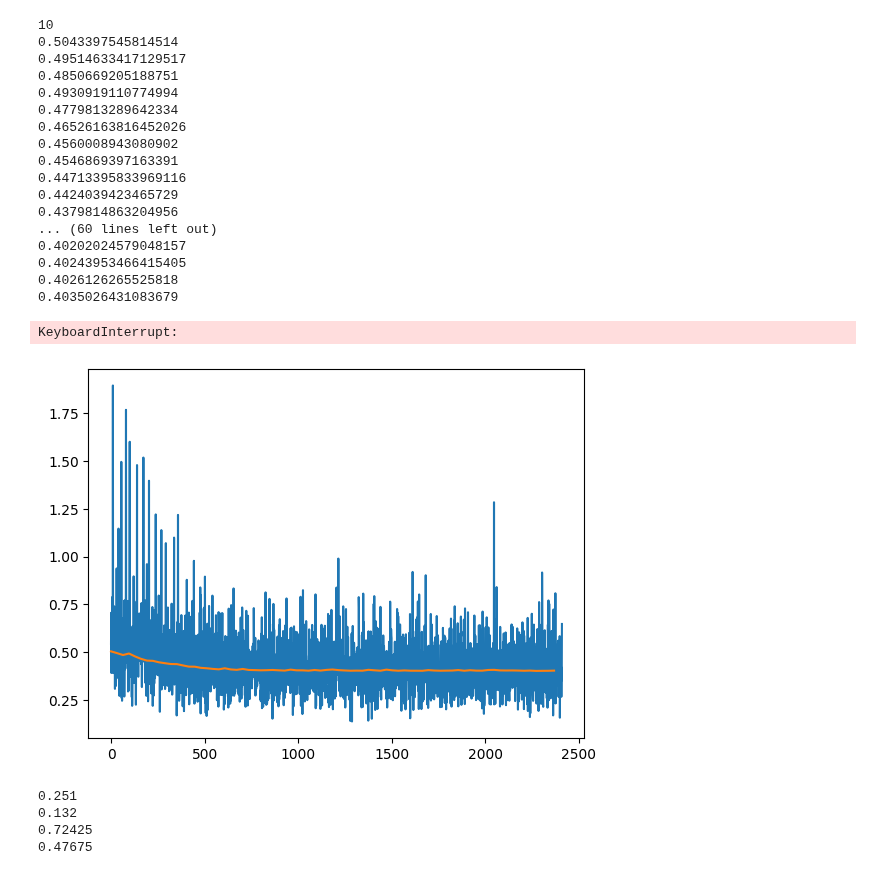
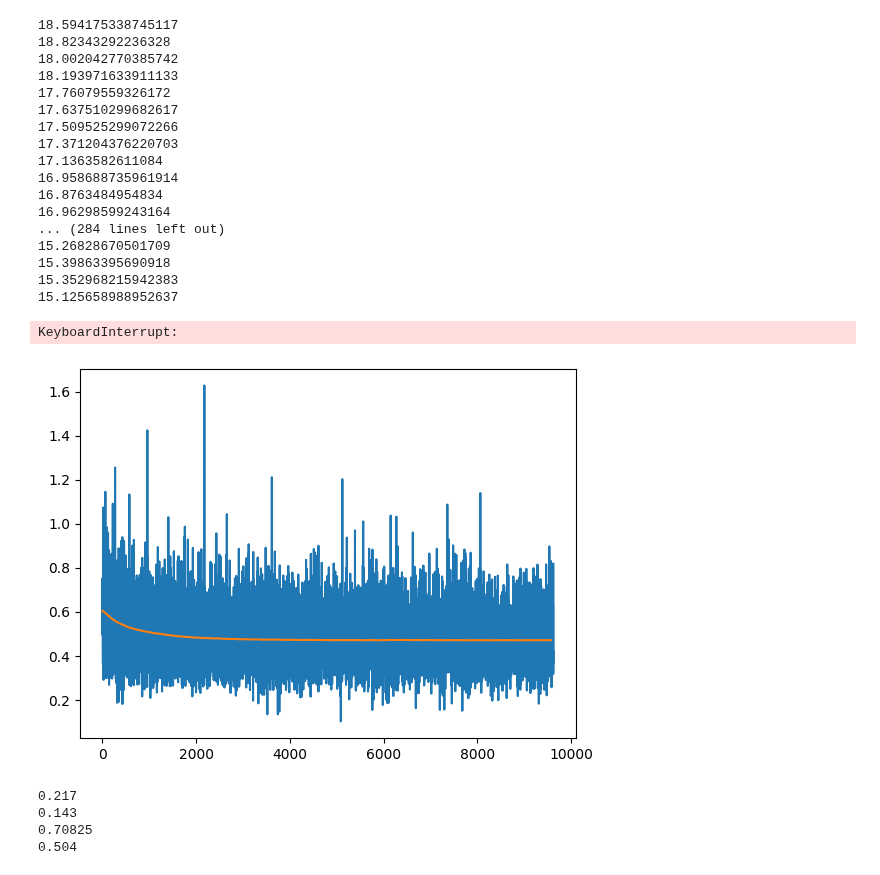
Before and after one commit to elenaquei/BioML, a Jupyter notebook: edge_attr_update.ipynb, the cells around one changed output. Drawn from its saved outputs; the diff is of its cells as text; code cells hidden in the pictures.

```diff
--- a/edge_attr_update.ipynb
+++ b/edge_attr_update.ipynb
@@ -151,8 +26,6 @@ class EdgeNet(torch.nn.Module):
 # %%
-from torch.optim import Adam
-
-model = EdgeNet(n_data, 10, ode_dim ** 2, 1)
-optimizer = Adam(model.parameters(), lr=1e-3)
+model = EdgeNODE(n_data, 10, ode_dim ** 2, 1)
+optimizer = Adam(model.parameters(), lr=3e-4)
 criterion = torch.nn.MSELoss()  # or MSELoss for regression
 reg = torch.nn.L1Loss()
 
@@ -162,6 +35,8 @@ test_loss = []
 # Training loop
 for epoch in range(1000):
     model.train()
+
+    tr_loss = 0
     for data in loader:
         optimizer.zero_grad()
         out = model(data)
@@ -173,30 +48,35 @@ for epoch in range(1000):
         loss.backward()
         optimizer.step()
 
+        tr_loss += loss
+
+    print(tr_loss.item())
+
+
     with torch.no_grad():
         for data in test_loader:
             out = model(data)
             loss = criterion(out.flatten(), data.y)
-            print(loss.item())
+            # print(loss.item())
             test_loss.append(loss)
 # %% [output]
-10
-0.5043397545814514
-0.49514633417129517
-0.4850669205188751
-0.4930919110774994
-0.4779813289642334
-0.46526163816452026
-0.4560008943080902
-0.4546869397163391
-0.44713395833969116
-0.4424039423465729
-0.4379814863204956
-... (60 lines left out)
-0.40202024579048157
-0.40243953466415405
-0.4026126265525818
-0.4035026431083679
+18.594175338745117
+18.82343292236328
+18.002042770385742
+18.193971633911133
+17.76079559326172
+17.637510299682617
+17.509525299072266
+17.371204376220703
+17.1363582611084
+16.958688735961914
+16.8763484954834
+16.96298599243164
+... (284 lines left out)
+15.26828670501709
+15.39863395690918
+15.352968215942383
+15.125658988952637
 KeyboardInterrupt:
 # %%
 import matplotlib.pyplot as plt
@@ -231,36 +111,37 @@ elem_wise = 0
 elem_wise_init = 0
 elems_total = 0
 
 device = torch.device('cuda' if torch.cuda.is_available() else 'cpu')
 k = 0
 for batch in val_loader:
+    Ainit = get_adjacency(y_val[i])
     Ahat = get_adjacency(model(batch)).t()[0]
     A = get_adjacency(batch.y)
     if sum(abs(Ahat-A)) < 0.001:
             correct = correct+1
     total = total + 1
-    Ainit = get_adjacency(y_val[k])
+
 
     if sum(abs(Ainit-A)) < 0.001:
         init_correct = init_correct+1
 
     for i in range(0,len(A)):
 
         if abs(Ainit[i]-A[i]) < 0.001:
              elem_wise_init += 1
 
         if abs(Ahat[i]-A[i]) < 0.001:
              elem_wise += 1
 
         elems_total += 1
 
 print(correct/total)
 print(init_correct/total)
 print(elem_wise/elems_total)
 print(elem_wise_init/elems_total)
 # %% [output]
-[figure, old version]
+[figure, new version]
-0.251
-0.132
-0.72425
-0.47675
+0.217
+0.143
+0.70825
+0.504
```
Also changed, not shown: parts of 3 cells of this notebook, 2 other files.
